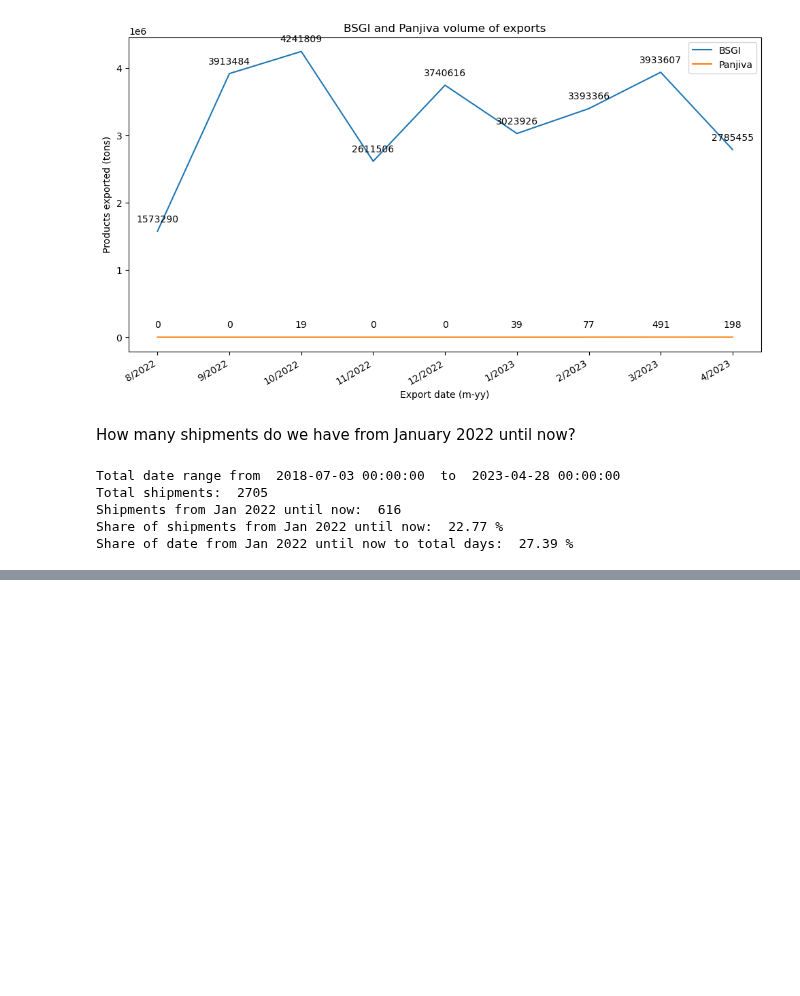
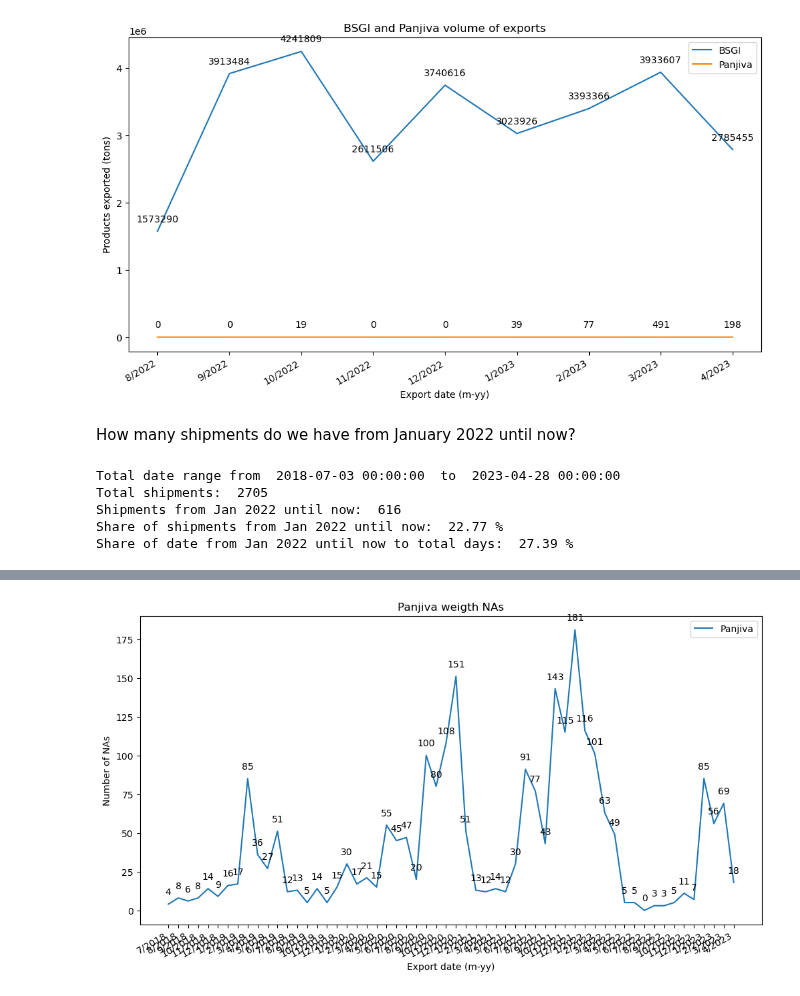
Before and after one commit to uchicago-dsi/oakland-institute-ukraine, a Jupyter notebook: notebooks/panjiva.ipynb, the cells around one changed output, grey strips where cells are left out. Drawn from its saved outputs; the diff is of its cells as text; code cells hidden in the pictures; blank space fills up the shorter version.

Commit message:
Minor changes to notebooks and utils files. Started to code record linkage for Panjiva and IG database

```diff
--- a/notebooks/panjiva.ipynb
+++ b/notebooks/panjiva.ipynb
@@ -60,0 +94,9 @@ Share of date from Jan 2022 until now to total days:  27.39 %
+# %%
+panjiva["na_bool"] = panjiva["weight_ton"].isna()
+panjiva["na_bool"]
+
+panjiva_g = cargo_grouping(panjiva, ["year", "month"], ["na_bool"], ["year", "month"], True)
+panjiva_g["date"] = panjiva_g["month"].astype(str) + "/" + panjiva_g["year"].astype(str)
+plot_line(panjiva_g["date"], [panjiva_g["na_bool"]], ["Panjiva"], "Panjiva weigth NAs", "Export date (m-yy)", "Number of NAs", False)
+# %% [output]
+[figure, added]
```
Also changed, not shown: parts of 7 cells of this notebook, 3 other files.
